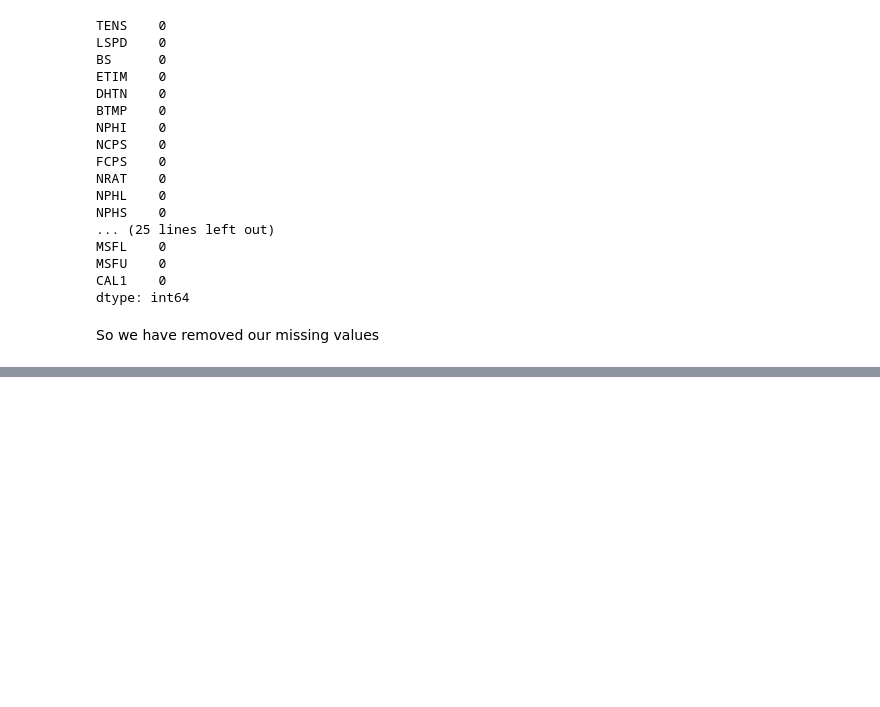
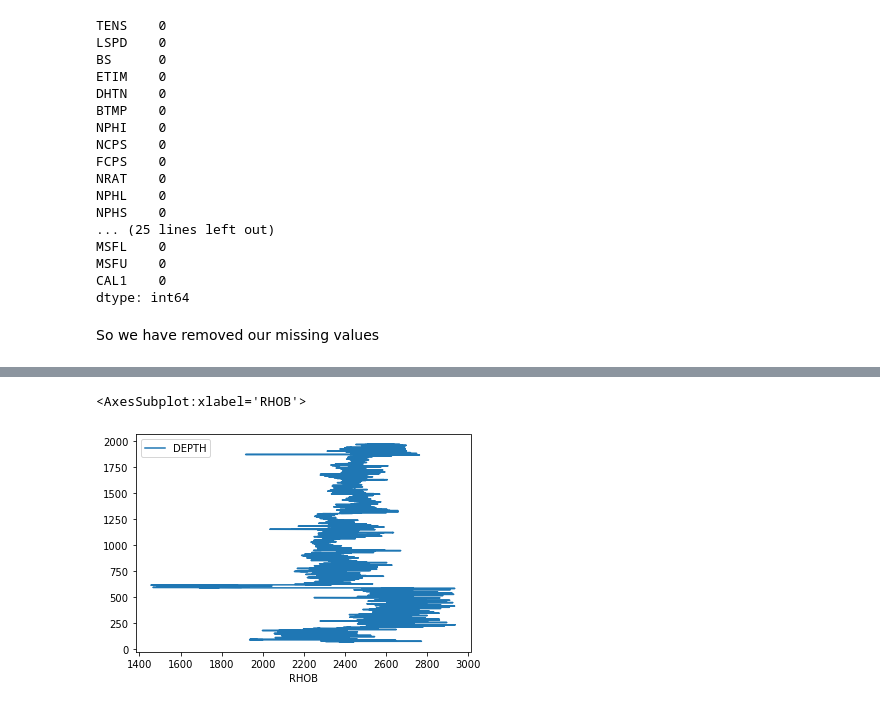
Before and after one commit to aliyusifov99/Well-Log-Data-Analysis, a Jupyter notebook: eda.ipynb, the cells around one changed output, grey strips where cells are left out. Drawn from its saved outputs; the diff is of its cells as text; code cells hidden in the pictures; blank space fills up the shorter version.

```diff
--- a/eda.ipynb
+++ b/eda.ipynb
@@ -185,0 +243,6 @@ So we have removed our missing values
+# %%
+#Plot density vs Depth
+las_df.plot('RHOB', 'DEPTH')
+# %% [output]
+<AxesSubplot:xlabel='RHOB'>
+[figure, added]
```
Also changed, not shown: parts of 13 cells of this notebook.
